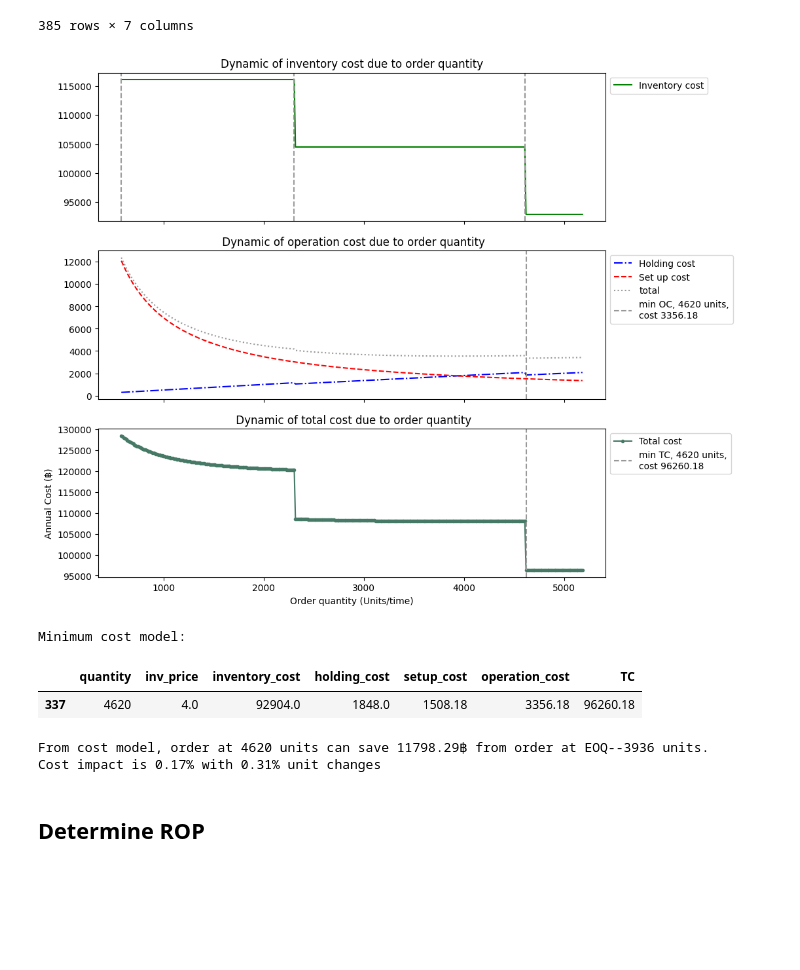
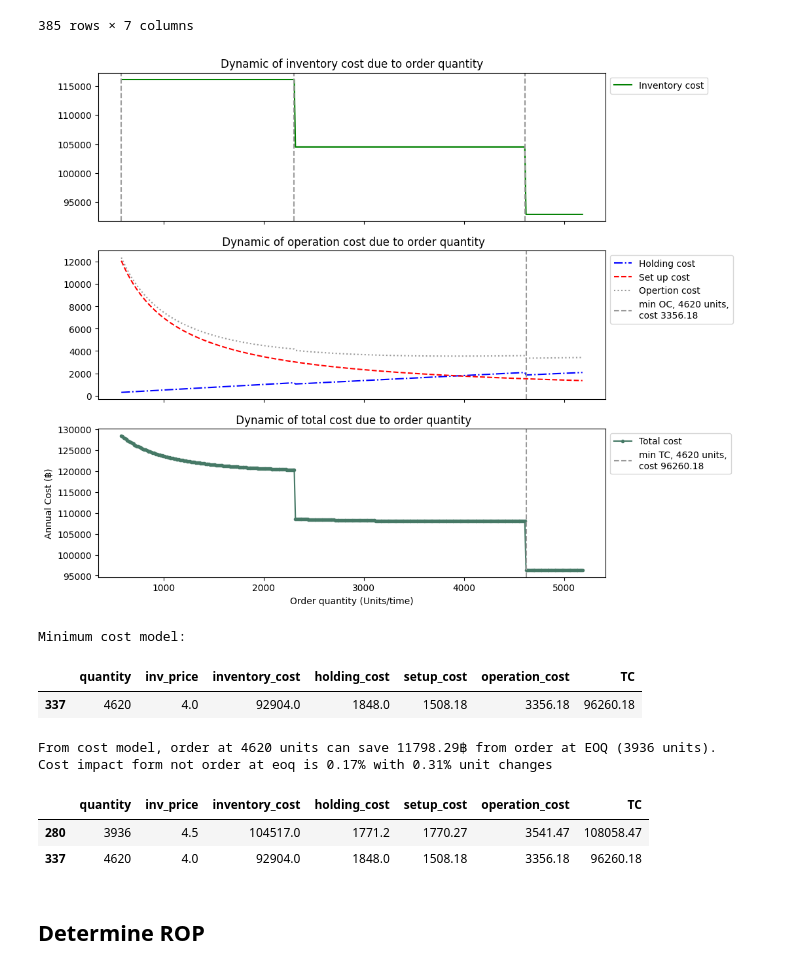
Before and after one commit to titirat-s/Inventory_Modeling, a Jupyter notebook: Case_modeling.ipynb, the cells around one changed output. Drawn from its saved outputs; the diff is of its cells as text; code cells hidden in the pictures; blank space fills up the shorter version.

Commit message:
"add result images"

```diff
--- a/Case_modeling.ipynb
+++ b/Case_modeling.ipynb
@@ -252,35 +251,35 @@ cost_model
 # %%
 # order quantity cost plot
 min_tc_cost = min(cost_model["TC"])
 min_tc = cost_model[cost_model["TC"] == min_tc_cost]["quantity"].min()
 
 min_oc_cost = min(cost_model["operation_cost"])
 min_oc = cost_model[cost_model["operation_cost"] == min_oc_cost]["quantity"].min()
 
 # Plot model
 fig_cost, axs = plt.subplots(3, figsize=(10, 10), sharex=True)
 axs[0].plot(cost_model["quantity"], cost_model["inventory_cost"], label="Inventory cost", c = "g", ls = "-")
 for i in discount_price:
   axs[0].axvline(x=discount_price.get(i), c = "#999999", ls="--")
 axs[0].set_title("Dynamic of inventory cost due to order quantity")
 axs[0].legend(bbox_to_anchor=(1.0, 1.0),loc=2)
 
 axs[1].plot(cost_model["quantity"], cost_model["holding_cost"], label="Holding cost", c = "b", ls = "-.")
 axs[1].plot(cost_model["quantity"], cost_model["setup_cost"], label="Set up cost", c = "r", ls = "--")
-axs[1].plot(cost_model["quantity"], cost_model["operation_cost"], label="total",c = "#999999", ls = ":")
+axs[1].plot(cost_model["quantity"], cost_model["operation_cost"], label="Opertion cost",c = "#999999", ls = ":")
 axs[1].axvline(x=min_oc, c = "#999999", ls="--", label = f"min OC, {min_oc} units,\ncost {round(min_oc_cost, 2)}")
 axs[1].set_title("\n Dynamic of operation cost due to order quantity")
 axs[1].legend(bbox_to_anchor=(1.0, 1.0),loc=2)
 
 axs[2].plot(cost_model["quantity"], cost_model["TC"], label="Total cost", c="#467966", ls="-", marker='.')
 axs[2].axvline(x=min_tc, c = "#999999", ls="--", label = f"min TC, {min_tc} units,\ncost {round(min_tc_cost, 2)}")
 axs[2].set_title("\n Dynamic of total cost due to order quantity")
 axs[2].legend(bbox_to_anchor=(1.0, 1.0),loc=2)
 
 plt.xlabel("Order quantity (Units/time)")
 plt.ylabel("Annual Cost (฿)");
 # %% [output]
-[figure, old version]
+[figure, new version]
 # %%
 # Model with minimum total cost
 print("Minimum cost model:")
@@ -291,11 +290,15 @@ Minimum cost model:
 | 337 | 4620 | 4.0 | 92904.0 | 1848.0 | 1508.18 | 3356.18 | 96260.18 |
 # %%
 save_eoq = round((cost_model[cost_model["quantity"] == lot.round_lot_size(x=eoq_ord, min_size=step_qty) ]["TC"].max() - min_tc_cost),2)
-print(f"From cost model, order at {min_tc} units can save {save_eoq}฿ from order at EOQ--{eoq_ord} units." )
-print(f"Cost impact is {impact_ratio(eoq_cost, minord_cost, True, 2)}% with {impact_ratio(eoq_ord, min_4_ord, True, 2)}% unit changes")
+print(f"From cost model, order at {min_tc} units can save {save_eoq}฿ from order at EOQ ({eoq_ord} units)." )
+print(f"Cost impact form not order at eoq is {impact_ratio(eoq_cost, minord_cost, True, 2)}% with {impact_ratio(eoq_ord, min_4_ord, True, 2)}% unit changes")
+cost_model[(cost_model["TC"] == cost_model["TC"].min()) | (cost_model["quantity"] == eoq_ord)]
 # %% [output]
-From cost model, order at 4620 units can save 11798.29฿ from order at EOQ--3936 units.
-Cost impact is 0.17% with 0.31% unit changes
+From cost model, order at 4620 units can save 11798.29฿ from order at EOQ (3936 units).
+Cost impact form not order at eoq is 0.17% with 0.31% unit changes
+|  | quantity | inv_price | inventory_cost | holding_cost | setup_cost | operation_cost | TC |
+| 280 | 3936 | 4.5 | 104517.0 | 1771.2 | 1770.27 | 3541.47 | 108058.47 |
+| 337 | 4620 | 4.0 | 92904.0 | 1848.0 | 1508.18 | 3356.18 | 96260.18 |
 # %% [markdown]
 ## Determine ROP
 # %%
```
Also changed, not shown: parts of 12 cells of this notebook, 7 other files.
